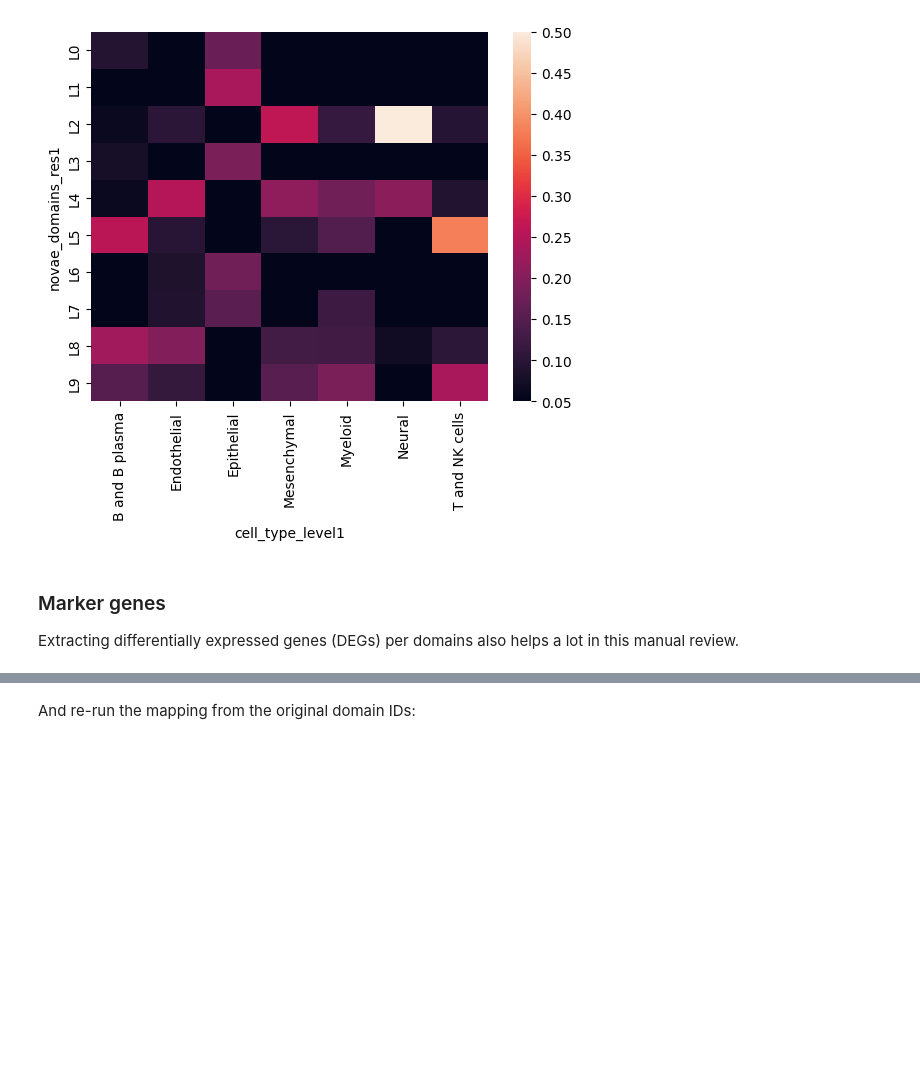
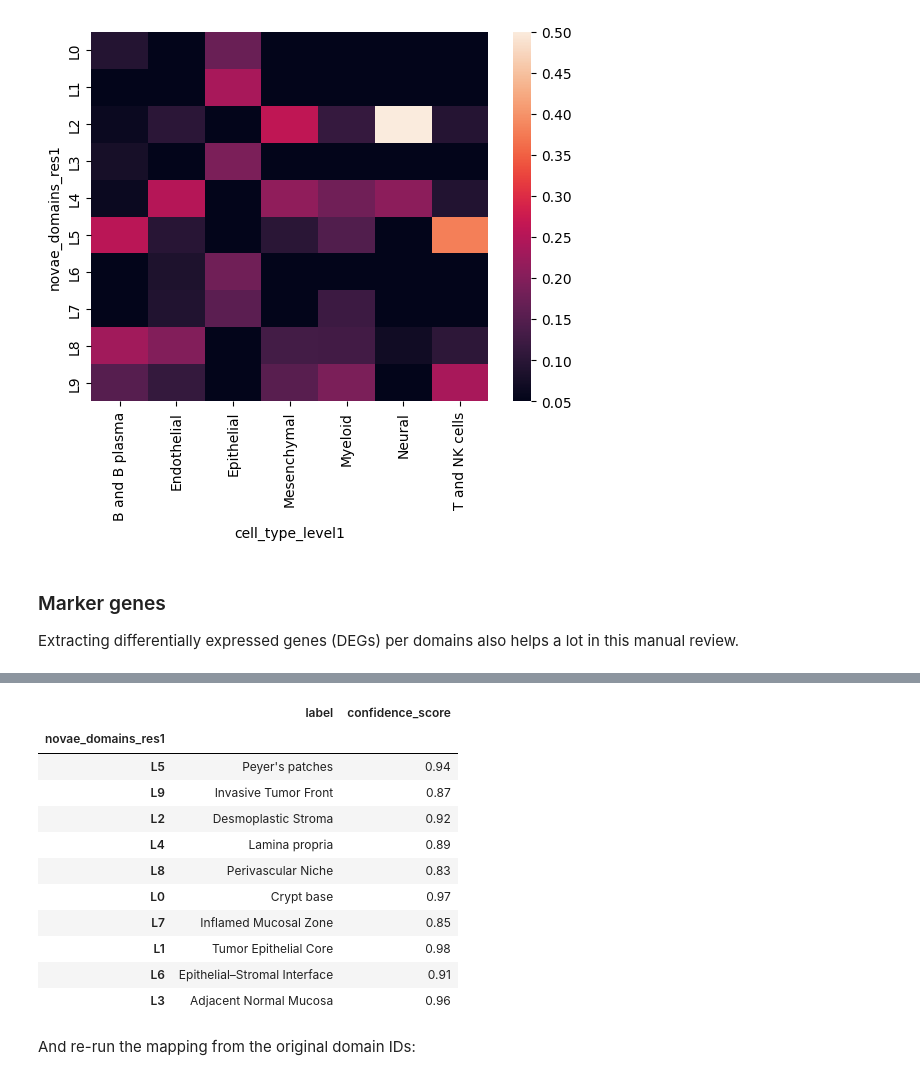
Before and after one commit to prism-oncology/novae, a Jupyter notebook: docs/tutorials/labeling.ipynb, the cells around one changed output, grey strips where cells are left out. Drawn from its saved outputs; the diff is of its cells as text; code cells hidden in the pictures; blank space fills up the shorter version.

```diff
--- a/docs/tutorials/labeling.ipynb
+++ b/docs/tutorials/labeling.ipynb
@@ -234,3 +247,29 @@ df_labels
+# %%
+### Renaming
+df_labels.loc["L5", "label"] = "Peyer's patches"  # more specific than TLS here
+df_labels.loc["L4", "label"] = "Lamina propria"  # better name for this domain
+df_labels.loc["L0", "label"] = "Crypt base"  # better name for this domain
+
+### Merge domains
+# df_labels.loc["L3", "label"] = df_labels.loc["L0", "label"]
+
+### Un-label a domain
+# df_labels.loc["L7", "label"] = "unknown"
+
+df_labels
+# %% [output]
+|  | label | confidence_score |
+| novae_domains_res1 |  |  |
+| L5 | Peyer's patches | 0.94 |
+| L9 | Invasive Tumor Front | 0.87 |
+| L2 | Desmoplastic Stroma | 0.92 |
+| L4 | Lamina propria | 0.89 |
+| L8 | Perivascular Niche | 0.83 |
+| L0 | Crypt base | 0.97 |
+| L7 | Inflamed Mucosal Zone | 0.85 |
+| L1 | Tumor Epithelial Core | 0.98 |
+| L6 | Epithelial–Stromal Interface | 0.91 |
+| L3 | Adjacent Normal Mucosa | 0.96 |
 # %% [markdown]
 And re-run the mapping from the original domain IDs:
 # %%
```
Also changed, not shown: parts of 16 cells of this notebook, 2 other files.
